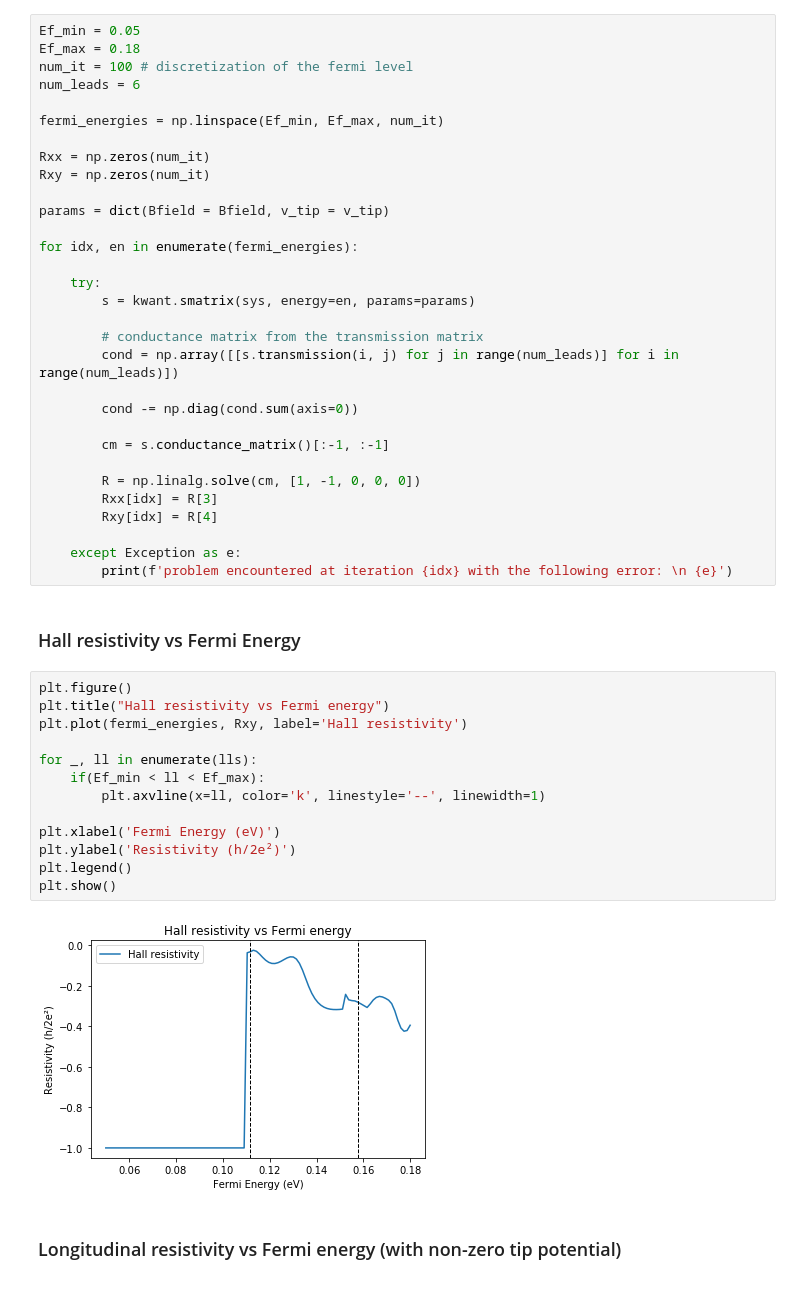
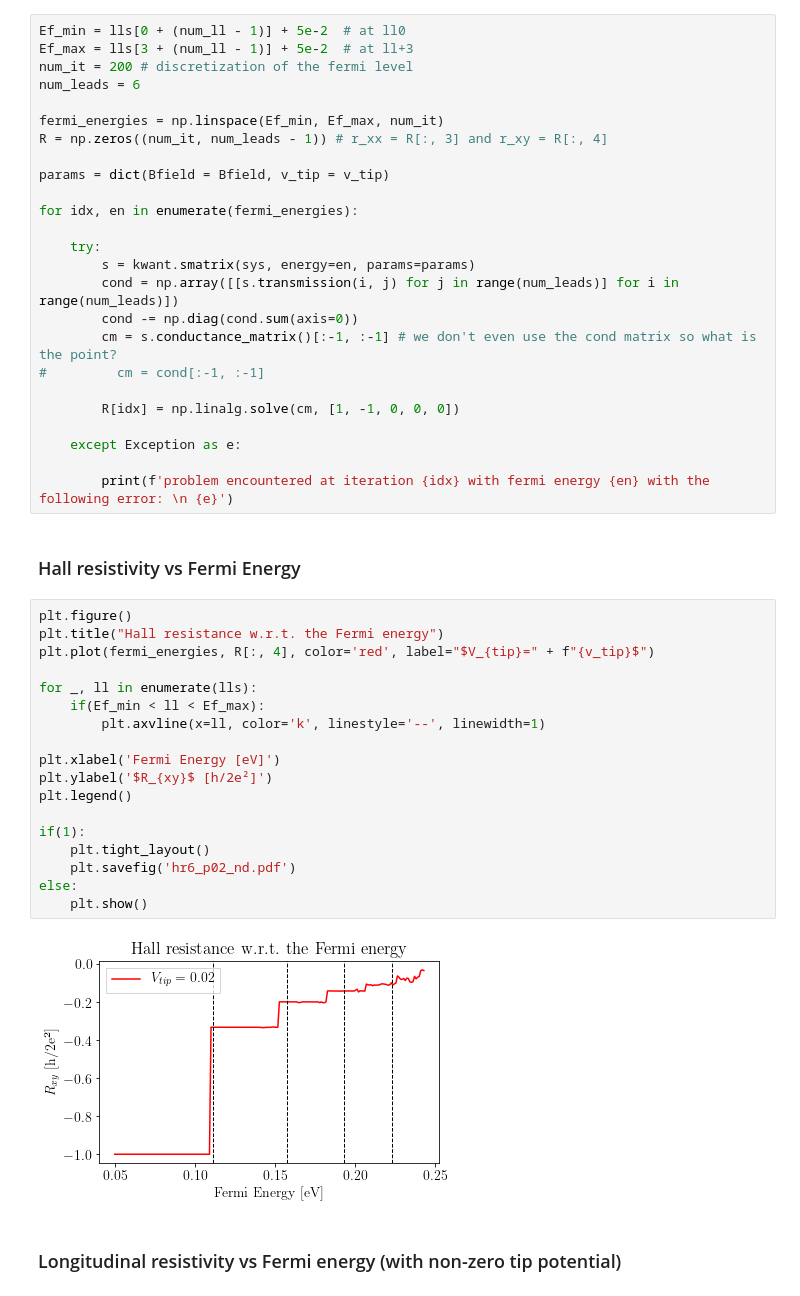
Before and after one commit to saviapicella/nanoelectronics-project, a Jupyter notebook: Graphene quantum Hall effect.ipynb, the cells around one changed output. Cells and saved outputs as stored; diff of their text form.

```diff
--- a/Graphene quantum Hall effect.ipynb
+++ b/Graphene quantum Hall effect.ipynb
@@ -345,15 +359,13 @@ To have clear current plots you have to make sure the potential zone does not ov
 # %% [markdown]
 ### Plotting Hall conductance as function of the back gate voltage applied (Fermi level)
 # %%
-Ef_min = 0.05
-Ef_max = 0.18
-num_it = 100 # discretization of the fermi level
+Ef_min = lls[0 + (num_ll - 1)] + 5e-2  # at ll0
+Ef_max = lls[3 + (num_ll - 1)] + 5e-2  # at ll+3
+num_it = 200 # discretization of the fermi level
 num_leads = 6
 
 fermi_energies = np.linspace(Ef_min, Ef_max, num_it)
-
-Rxx = np.zeros(num_it)
-Rxy = np.zeros(num_it)
+R = np.zeros((num_it, num_leads - 1)) # r_xx = R[:, 3] and r_xy = R[:, 4]
 
 params = dict(Bfield = Bfield, v_tip = v_tip)
 
@@ -361,37 +373,38 @@ for idx, en in enumerate(fermi_energies):
 
     try:
         s = kwant.smatrix(sys, energy=en, params=params)
+        cond = np.array([[s.transmission(i, j) for j in range(num_leads)] for i in range(num_leads)])
+        cond -= np.diag(cond.sum(axis=0))
+        cm = s.conductance_matrix()[:-1, :-1] # we don't even use the cond matrix so what is the point?
+#         cm = cond[:-1, :-1]
 
-        # conductance matrix from the transmission matrix
-        cond = np.array([[s.transmission(i, j) for j in range(num_leads)] for i in range(num_leads)])
-
-        cond -= np.diag(cond.sum(axis=0))
-
-        cm = s.conductance_matrix()[:-1, :-1]
-
-        R = np.linalg.solve(cm, [1, -1, 0, 0, 0])
-        Rxx[idx] = R[3]
-        Rxy[idx] = R[4]
+        R[idx] = np.linalg.solve(cm, [1, -1, 0, 0, 0])
 
     except Exception as e:
-        print(f'problem encountered at iteration {idx} with the following error: \n {e}')
+
+        print(f'problem encountered at iteration {idx} with fermi energy {en} with the following error: \n {e}')
 # %% [markdown]
 ### Hall resistivity vs Fermi Energy
 # %%
 plt.figure()
-plt.title("Hall resistivity vs Fermi energy")
-plt.plot(fermi_energies, Rxy, label='Hall resistivity')
+plt.title("Hall resistance w.r.t. the Fermi energy")
+plt.plot(fermi_energies, R[:, 4], color='red', label="$V_{tip}=" + f"{v_tip}$")
 
 for _, ll in enumerate(lls):
     if(Ef_min < ll < Ef_max):
         plt.axvline(x=ll, color='k', linestyle='--', linewidth=1)
 
-plt.xlabel('Fermi Energy (eV)')
-plt.ylabel('Resistivity (h/2e²)')
+plt.xlabel('Fermi Energy [eV]')
+plt.ylabel('$R_{xy}$ [h/2e²]')
 plt.legend()
-plt.show()
+
+if(1):
+    plt.tight_layout()
+    plt.savefig('hr6_p02_nd.pdf')
+else:
+    plt.show()
 # %% [output]
-[figure, old version]
+[figure, new version]
 # %% [markdown]
 ### Longitudinal resistivity vs Fermi energy (with non-zero tip potential)
 # %%
```
Also changed, not shown: parts of 28 cells of this notebook, 2 other files.
